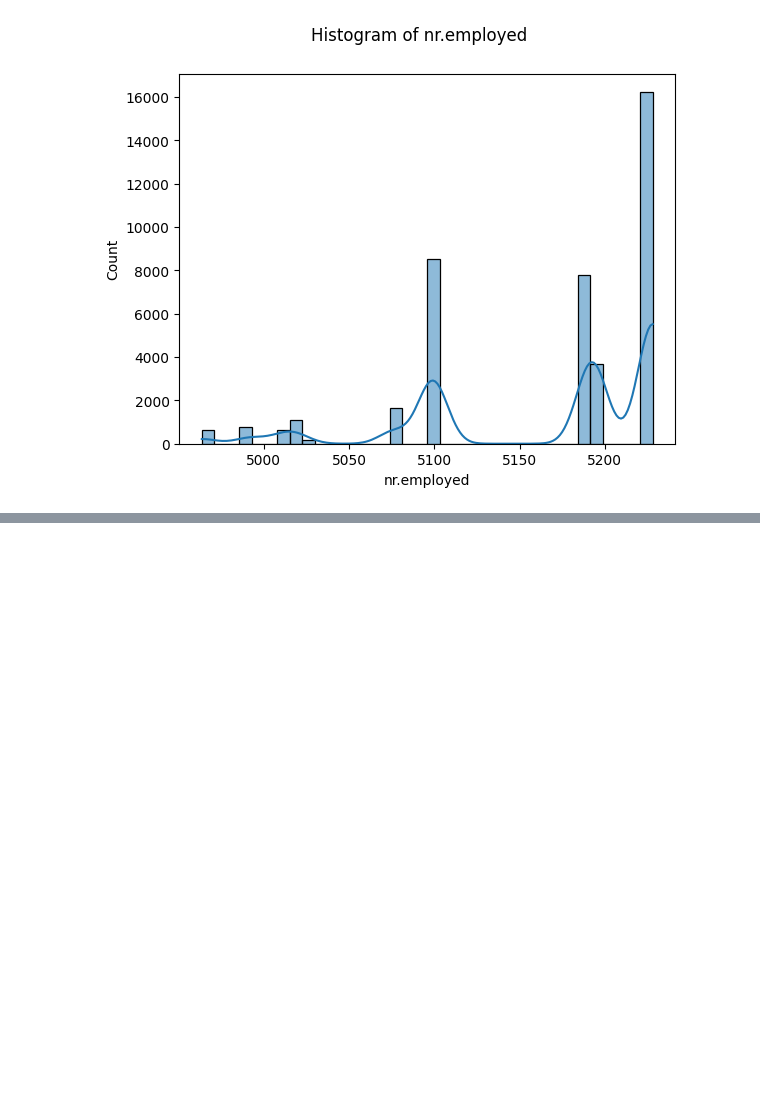
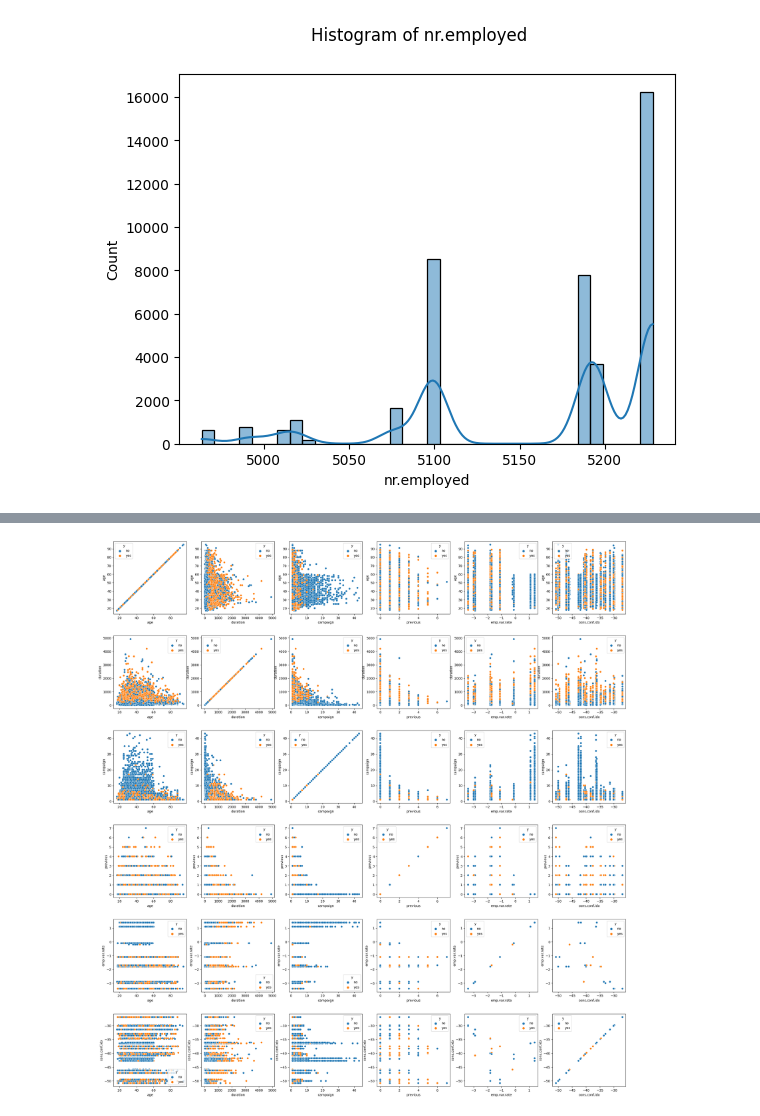
Before and after one commit to KISEE41/Banking-Marketing-Target, a Jupyter notebook: data_visualization.ipynb, the cells around one changed output, grey strips where cells are left out. Drawn from its saved outputs; the diff is of its cells as text; code cells hidden in the pictures; blank space fills up the shorter version.

```diff
--- a/data_visualization.ipynb
+++ b/data_visualization.ipynb
@@ -631,0 +703,14 @@ TypeError: univariate_vizualization() missing 1 required positional argument: 'i
+# %%
+fig, ax = plt.subplots(6,6, figsize=(28,30))
+ax = ax.ravel()
+position = 0
+
+for first_column in numerical_columns_lists:
+    for second_column in numerical_columns_lists:
+        sns.scatterplot(x=second_column, y=first_column, data=dataset_f, hue='y', ax=ax[position])
+        position += 1
+
+plt.subplots_adjust(hspace=0.3)
+plt.show()
+# %% [output]
+[figure, added]
```
Also changed, not shown: parts of 13 cells of this notebook.
